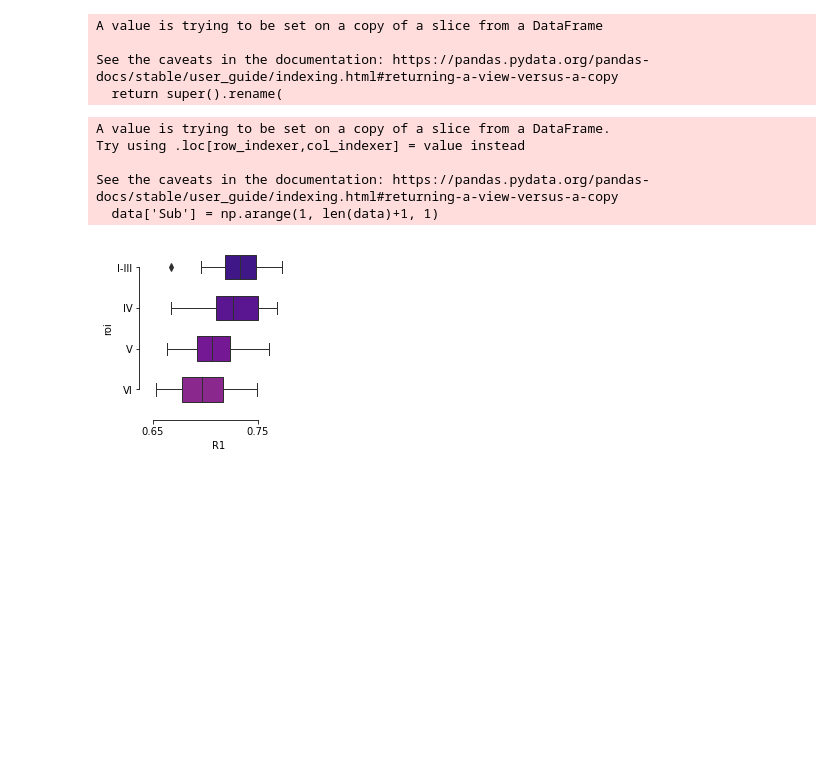
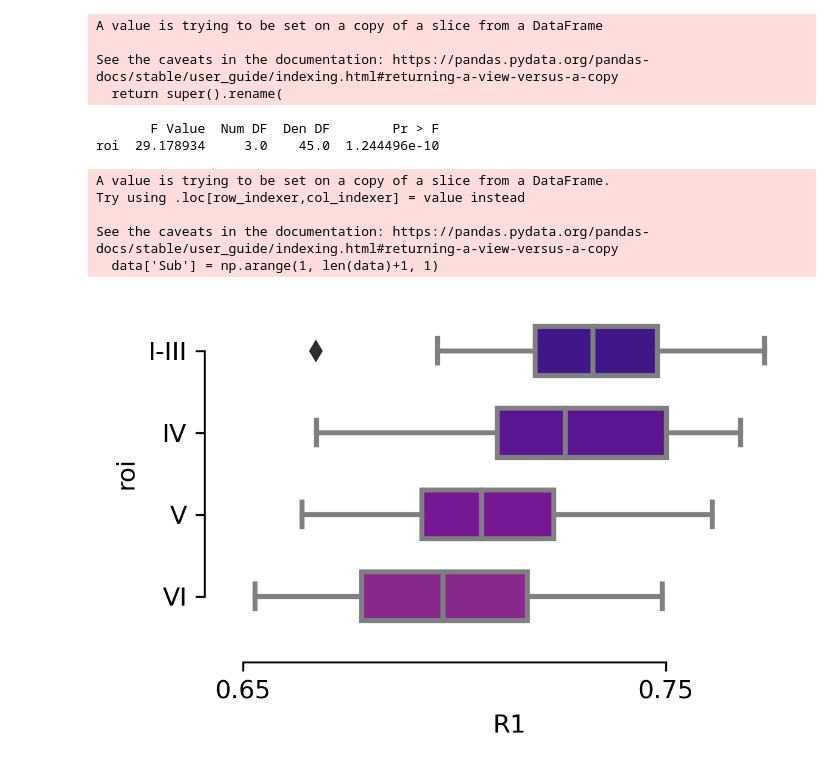
Before and after one commit to BNUCNL/cerebellum_grad_dev, a Jupyter notebook: 8_plot_qMRI.ipynb, the cells around one changed output. Cells and saved outputs as stored; diff of their text form; code cells hidden in the pictures; blank space fills up the shorter version.

```diff
--- a/8_plot_qMRI.ipynb
+++ b/8_plot_qMRI.ipynb
@@ -11,7 +11,8 @@ from statsmodels.stats import anova
 run_firsttime = False
 dataset = 'qMRI'
 index = 'qMRI'
-results_dir = '/nfs/s2/userhome/liuxingyu/workingdir/cerebellum_grad_dev_v2'
+results_dir = '/nfs/s2/userhome/liuxbingyu/workingdir/cerebellum_grad_dev_v2'
+save_fig_path = './figure'
 subwise_parcellation_dir = os.path.join(results_dir, 'cb_parcellation_subwise/parcellation')
 t1_dir = os.path.join(results_dir, 'jesse_data','qmri')
 template = 'adult'  # ['adult', 'pediatric']
@@ -25,6 +26,10 @@ sublist = os.listdir(os.path.join(subwise_parcellation_dir, dataset))
 # atlas
 atlas_cb_name = f'cb_acapulco_{template}'
 atlas_dir = os.path.join(os.getcwd(), 'atlas')
+# %%
+#%%
+import matplotlib as mpl
+mpl.rcParams['figure.dpi'] = 300
 # %%
 dataset_dir = os.path.join(results_dir, index , dataset)
 if os.path.exists(dataset_dir) is False: os.makedirs(dataset_dir)
@@ -91,31 +96,40 @@ See the caveats in the documentation: https://pandas.pydata.org/pandas-docs/stab
 # %%
 # %% plot
 # data = data_roi_df
 data = data_roi_df.iloc[:,:4]
 data['Sub'] = np.arange(1, len(data)+1, 1)
 
 # data stack
 data_stack = pd.melt(data, value_vars=data.columns[:-1], id_vars=['Sub'],
                      var_name=['lobule'], value_name='T1')
 data_stack['roi'] = data_stack['lobule']
 data_stack['R1'] = 1 / data_stack['T1']
 
 # plot
 row = 'roi'
 value = 'R1'
 palette_cb = sns.color_palette('plasma', data_roi_df.shape[-1])
 
 # box
-fig, ax = plt.subplots(figsize=(2.5, 3))
-sns.boxplot(x=value, y=row, palette=palette_cb, linewidth=1, width=0.6, data=data_stack, ax=ax)
+fig, ax = plt.subplots(figsize=(4, 2.4))
+sns.boxplot(x=value, y=row, palette=palette_cb, data=data_stack, ax=ax, \
+    linewidth=2, width=0.6, boxprops={"edgecolor": "gray"}, whiskerprops={"color": "gray"}, medianprops={"color": "gray"}, capprops={"color": "gray"})
 # sns.stripplot(x=value, y=row, data=data_stack, size=8, marker='o', linewidth=1, edgecolor='dimgray', color='lavenderblush', ax=ax)
 
 ax.set_xticks((0.65, 0.75))
 sns.despine(offset=10, trim=True, ax=ax)
+plt.savefig(os.path.join(save_fig_path, f'{index}_{template}.pdf'), format='pdf', bbox_inches='tight', dpi=300)
+
+# stats
+# # stats
+gradient_stats = anova.AnovaRM(data=data_stack, depvar=value, subject='Sub', within=['roi']).fit()
+print(gradient_stats.anova_table)
 # %% [output]
-A value is trying to be set on a copy of a slice from a DataFrame.
-Try using .loc[row_indexer,col_indexer] = value instead
-
-See the caveats in the documentation: https://pandas.pydata.org/pandas-docs/stable/user_guide/indexing.html#returning-a-view-versus-a-copy
-  data['Sub'] = np.arange(1, len(data)+1, 1)
+       F Value  Num DF  Den DF        Pr > F
+roi  29.178934     3.0    45.0  1.244496e-10
+A value is trying to be set on a copy of a slice from a DataFrame.
+Try using .loc[row_indexer,col_indexer] = value instead
+
+See the caveats in the documentation: https://pandas.pydata.org/pandas-docs/stable/user_guide/indexing.html#returning-a-view-versus-a-copy
+  data['Sub'] = np.arange(1, len(data)+1, 1)
-[figure, old version]
+[figure, new version]
```
Also changed, not shown: 1 other file.
